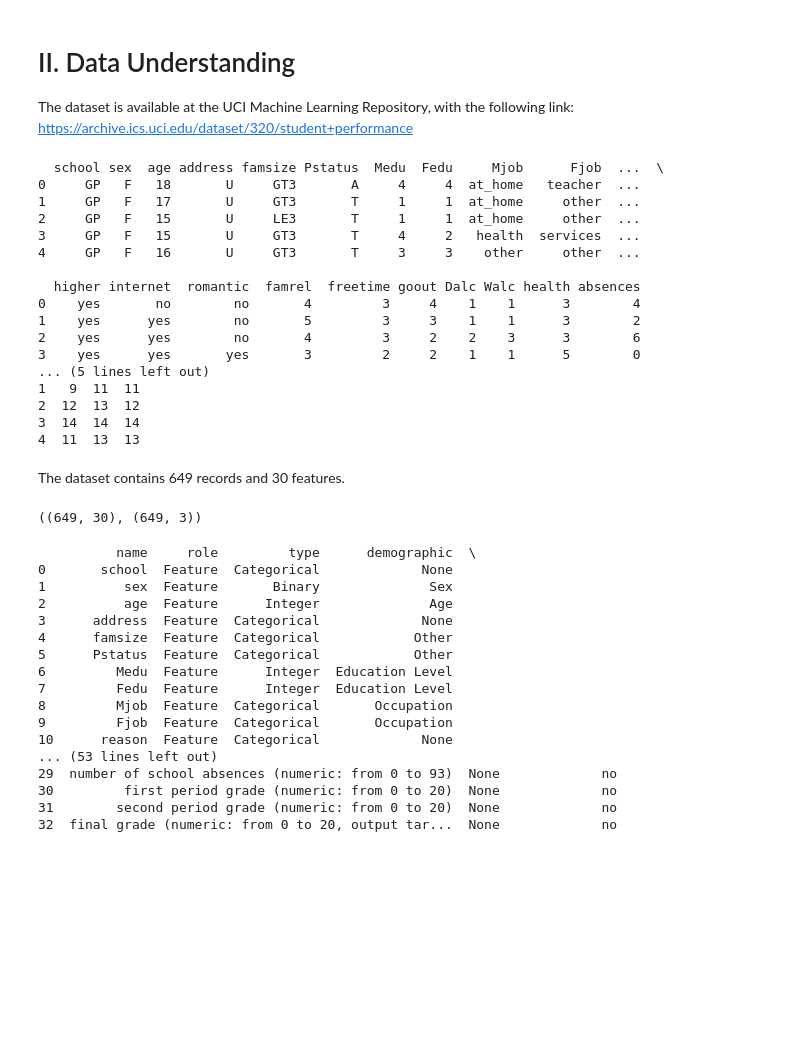
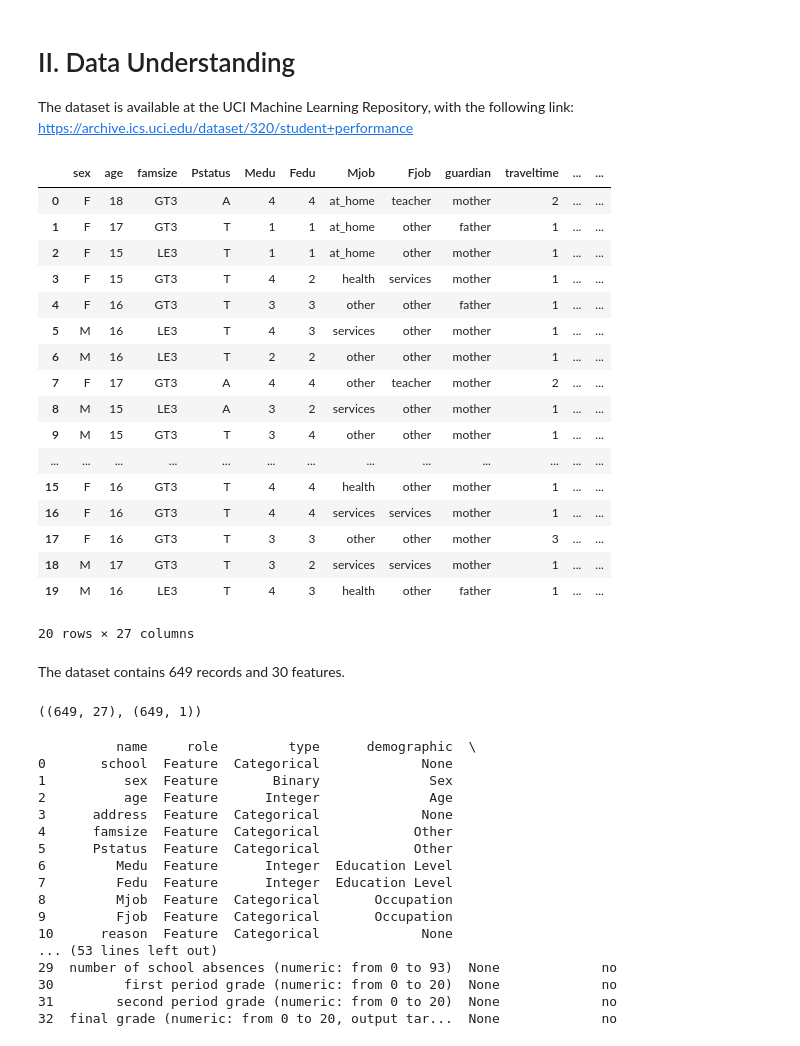
Before and after one commit to Jafestro/Data-Mallinnus, a Jupyter notebook: kidney/School-Performance.ipynb, the cells around one changed output. Saved outputs shown, nothing was run; the diff lists cells and outputs as text; code cells hidden in the pictures; blank space fills up the shorter version.

```diff
--- a/kidney/School-Performance.ipynb
+++ b/kidney/School-Performance.ipynb
@@ -18,38 +18,43 @@ The dataset is available at the UCI Machine Learning Repository, with the follow
 # %%
 import pandas as pd
 from ucimlrepo import fetch_ucirepo
 
 student_performance = fetch_ucirepo(id=320)
 
 X = student_performance.data.features
 y = student_performance.data.targets
 
-print(X.head())
-print(y.head())
+y = y.loc[:, y.columns.difference(['G1', 'G2'])]
+
+X = X.drop(['address', 'school', 'reason'], axis=1)
+
+
+X.head(20)
 # %% [output]
+|  | sex | age | famsize | Pstatus | Medu | Fedu | Mjob | Fjob | guardian | traveltime | ... | ... |
+| 0 | F | 18 | GT3 | A | 4 | 4 | at_home | teacher | mother | 2 | ... | ... |
+| 1 | F | 17 | GT3 | T | 1 | 1 | at_home | other | father | 1 | ... | ... |
+| 2 | F | 15 | LE3 | T | 1 | 1 | at_home | other | mother | 1 | ... | ... |
+| 3 | F | 15 | GT3 | T | 4 | 2 | health | services | mother | 1 | ... | ... |
+| 4 | F | 16 | GT3 | T | 3 | 3 | other | other | father | 1 | ... | ... |
+| 5 | M | 16 | LE3 | T | 4 | 3 | services | other | mother | 1 | ... | ... |
+| 6 | M | 16 | LE3 | T | 2 | 2 | other | other | mother | 1 | ... | ... |
+| 7 | F | 17 | GT3 | A | 4 | 4 | other | teacher | mother | 2 | ... | ... |
+| 8 | M | 15 | LE3 | A | 3 | 2 | services | other | mother | 1 | ... | ... |
+| 9 | M | 15 | GT3 | T | 3 | 4 | other | other | mother | 1 | ... | ... |
+| ... | ... | ... | ... | ... | ... | ... | ... | ... | ... | ... | ... | ... |
+| 15 | F | 16 | GT3 | T | 4 | 4 | health | other | mother | 1 | ... | ... |
+| 16 | F | 16 | GT3 | T | 4 | 4 | services | services | mother | 1 | ... | ... |
+| 17 | F | 16 | GT3 | T | 3 | 3 | other | other | mother | 3 | ... | ... |
+| 18 | M | 17 | GT3 | T | 3 | 2 | services | services | mother | 1 | ... | ... |
+| 19 | M | 16 | LE3 | T | 4 | 3 | health | other | father | 1 | ... | ... |
-  school sex  age address famsize Pstatus  Medu  Fedu     Mjob      Fjob  ...  \
-0     GP   F   18       U     GT3       A     4     4  at_home   teacher  ...
-1     GP   F   17       U     GT3       T     1     1  at_home     other  ...
-2     GP   F   15       U     LE3       T     1     1  at_home     other  ...
-3     GP   F   15       U     GT3       T     4     2   health  services  ...
-4     GP   F   16       U     GT3       T     3     3    other     other  ...
-
-  higher internet  romantic  famrel  freetime goout Dalc Walc health absences
-0    yes       no        no       4         3     4    1    1      3        4
-1    yes      yes        no       5         3     3    1    1      3        2
-2    yes      yes        no       4         3     2    2    3      3        6
-3    yes      yes       yes       3         2     2    1    1      5        0
-... (5 lines left out)
-1   9  11  11
-2  12  13  12
-3  14  14  14
-4  11  13  13
+20 rows × 27 columns
 # %% [markdown]
 The dataset contains 649 records and 30 features.
 # %%
 X.shape, y.shape
 # %% [output]
-((649, 30), (649, 3))
+((649, 27), (649, 1))
 # %%
 print(student_performance.variables)
 # %% [output]
```
Also changed, not shown: parts of 6 cells of this notebook.
